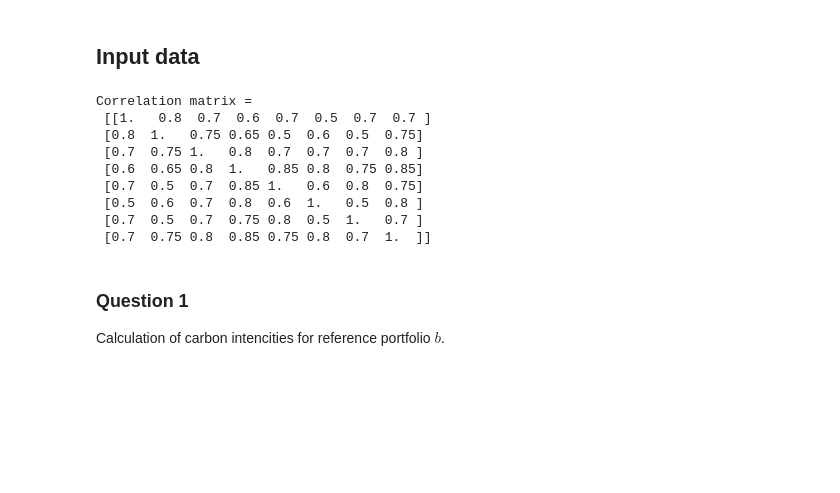
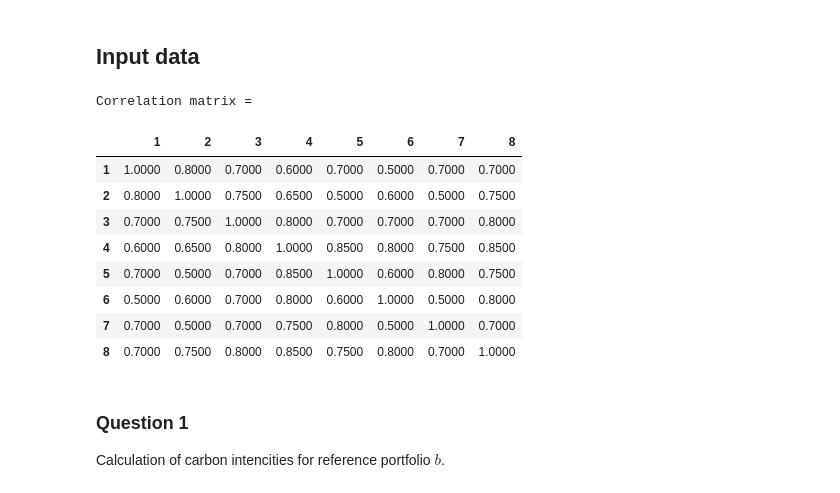
Before and after one commit to MrG1raffe/FinanceDuClimat, a Jupyter notebook: project.ipynb, the cells around one changed output. Drawn from its saved outputs; the diff is of its cells as text; code cells hidden in the pictures; blank space fills up the shorter version.

```diff
--- a/project.ipynb
+++ b/project.ipynb
@@ -8,13 +8,16 @@ import numpy as np
 from qpsolvers import solve_qp
 import matplotlib.pyplot as plt
 import warnings
+import pandas as pd
 
 warnings.filterwarnings("ignore")
 np.set_printoptions(precision=3)
+pd.options.display.float_format = '{:.4f}'.format
 # %% [markdown]
 ## Input data
 # %%
 n_companies = 8
+index = list(range(1, n_companies + 1))
 
 carbon_emissions = { # in ktCO2e
     'scope_1': np.array([75, 5000, 720, 50, 2500, 25, 30000, 5]),
@@ -29,31 +32,33 @@ sector_2 = np.array([0, 1, 0, 0, 1, 0, 1, 1]) # indicator of sector 2
 # %%
 vol_array = 0.01 * np.array([12, 21, 23, 19, 20, 33, 43, 19]) # volatility of returns
 
 correl_mat = 0.01 * np.array([
     [100, 0, 0, 0, 0, 0, 0, 0],
     [80, 100, 0, 0, 0, 0, 0, 0],
     [70, 75, 100, 0, 0, 0, 0, 0],
     [60, 65, 80, 100, 0, 0 ,0, 0],
     [70, 50, 70, 85, 100, 0, 0, 0],
     [50, 60, 70, 80, 60, 100, 0, 0],
     [70, 50, 70, 75, 80, 50, 100, 0],
     [70, 75, 80, 85, 75, 80, 70, 100]
 ])
 correl_mat = (correl_mat + correl_mat.T) - np.eye(n_companies)
 
 weights_ref = 0.01 * np.array([20, 17, 17, 13, 11, 10, 6, 6])
 
-print("Correlation matrix =\n", correl_mat)
+print("Correlation matrix =\n")
+pd.DataFrame(correl_mat, columns=index, index=index)
 # %% [output]
 Correlation matrix =
- [[1.   0.8  0.7  0.6  0.7  0.5  0.7  0.7 ]
- [0.8  1.   0.75 0.65 0.5  0.6  0.5  0.75]
- [0.7  0.75 1.   0.8  0.7  0.7  0.7  0.8 ]
- [0.6  0.65 0.8  1.   0.85 0.8  0.75 0.85]
- [0.7  0.5  0.7  0.85 1.   0.6  0.8  0.75]
- [0.5  0.6  0.7  0.8  0.6  1.   0.5  0.8 ]
- [0.7  0.5  0.7  0.75 0.8  0.5  1.   0.7 ]
- [0.7  0.75 0.8  0.85 0.75 0.8  0.7  1.  ]]
+|  | 1 | 2 | 3 | 4 | 5 | 6 | 7 | 8 |
+| 1 | 1.0000 | 0.8000 | 0.7000 | 0.6000 | 0.7000 | 0.5000 | 0.7000 | 0.7000 |
+| 2 | 0.8000 | 1.0000 | 0.7500 | 0.6500 | 0.5000 | 0.6000 | 0.5000 | 0.7500 |
+| 3 | 0.7000 | 0.7500 | 1.0000 | 0.8000 | 0.7000 | 0.7000 | 0.7000 | 0.8000 |
+| 4 | 0.6000 | 0.6500 | 0.8000 | 1.0000 | 0.8500 | 0.8000 | 0.7500 | 0.8500 |
+| 5 | 0.7000 | 0.5000 | 0.7000 | 0.8500 | 1.0000 | 0.6000 | 0.8000 | 0.7500 |
+| 6 | 0.5000 | 0.6000 | 0.7000 | 0.8000 | 0.6000 | 1.0000 | 0.5000 | 0.8000 |
+| 7 | 0.7000 | 0.5000 | 0.7000 | 0.7500 | 0.8000 | 0.5000 | 1.0000 | 0.7000 |
+| 8 | 0.7000 | 0.7500 | 0.8000 | 0.8500 | 0.7500 | 0.8000 | 0.7000 | 1.0000 |
 # %% [markdown]
 ### Question 1
 
```
Also changed, not shown: parts of 14 cells of this notebook.
